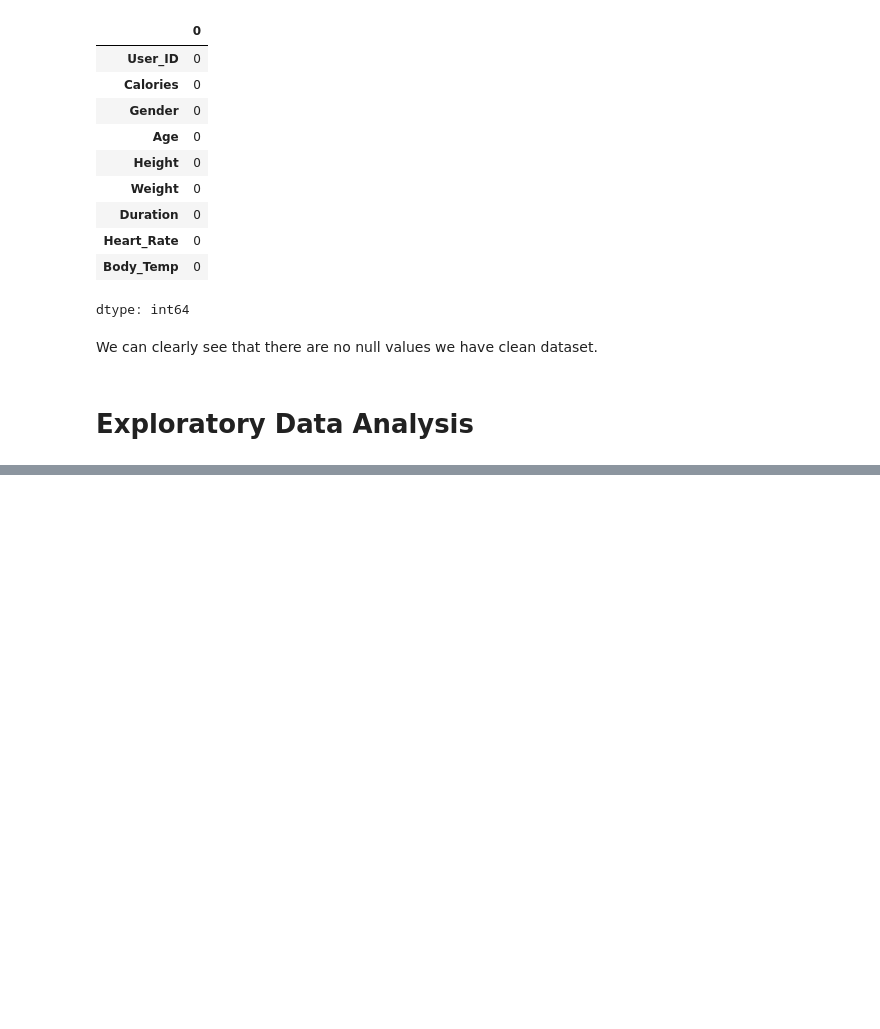
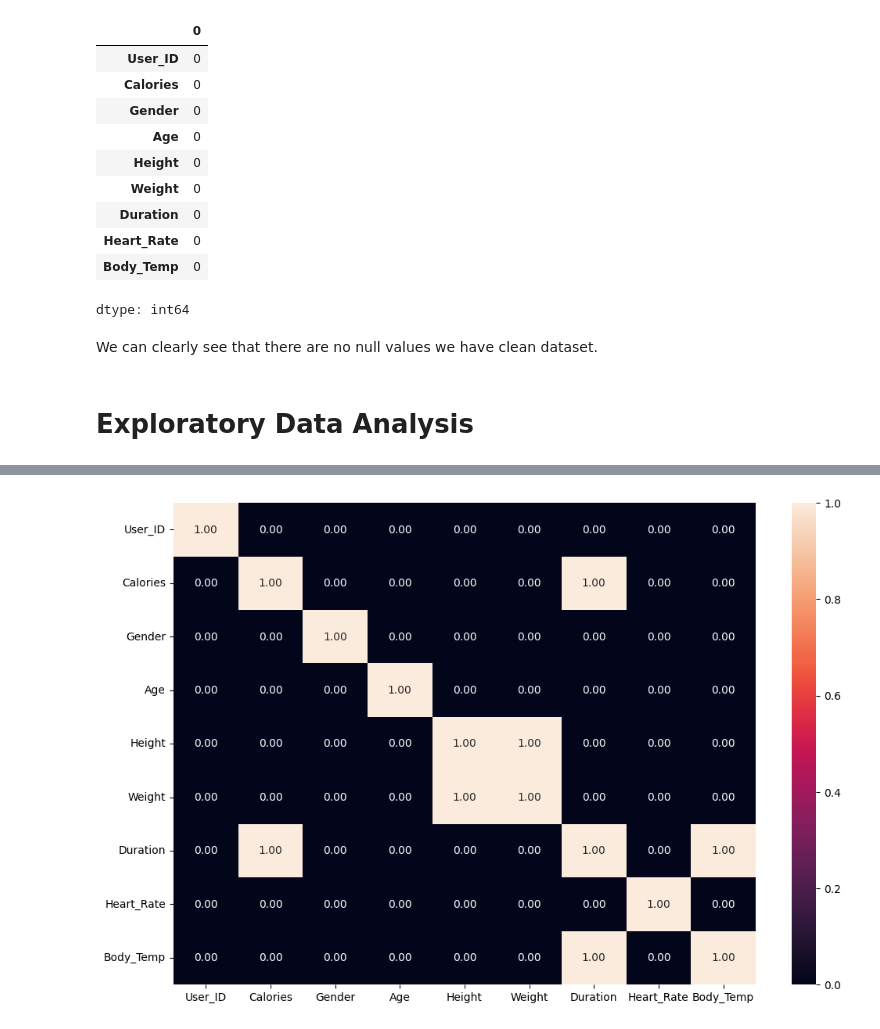
Before and after one commit to AshuuMishra/Calorie_Burnt_Prediction, a Jupyter notebook: Calories_Burnt_prediction.ipynb, the cells around one changed output, grey strips where cells are left out. Drawn from its saved outputs; the diff is of its cells as text; code cells hidden in the pictures; blank space fills up the shorter version.

```diff
--- a/Calories_Burnt_prediction.ipynb
+++ b/Calories_Burnt_prediction.ipynb
@@ -123,0 +171,7 @@ sns.scatterplot()
+# %%
+#encoding the categorical features
+
+# intialising the encoder
+Le=LabelEncoder()
+df["Gender"]=Le.fit_transform(df["Gender"])
+df.head()
@@ -123,0 +185,8 @@ sns.scatterplot()
+# %%
+#check for correlation
+plt.figure(figsize=(12,8))
+
+sns.heatmap(df.corr(numeric_only=True) > 0.9,annot=True,fmt='.2f')
+plt.show()
+# %% [output]
+[figure, added]
```
Also changed, not shown: parts of 10 cells of this notebook.
